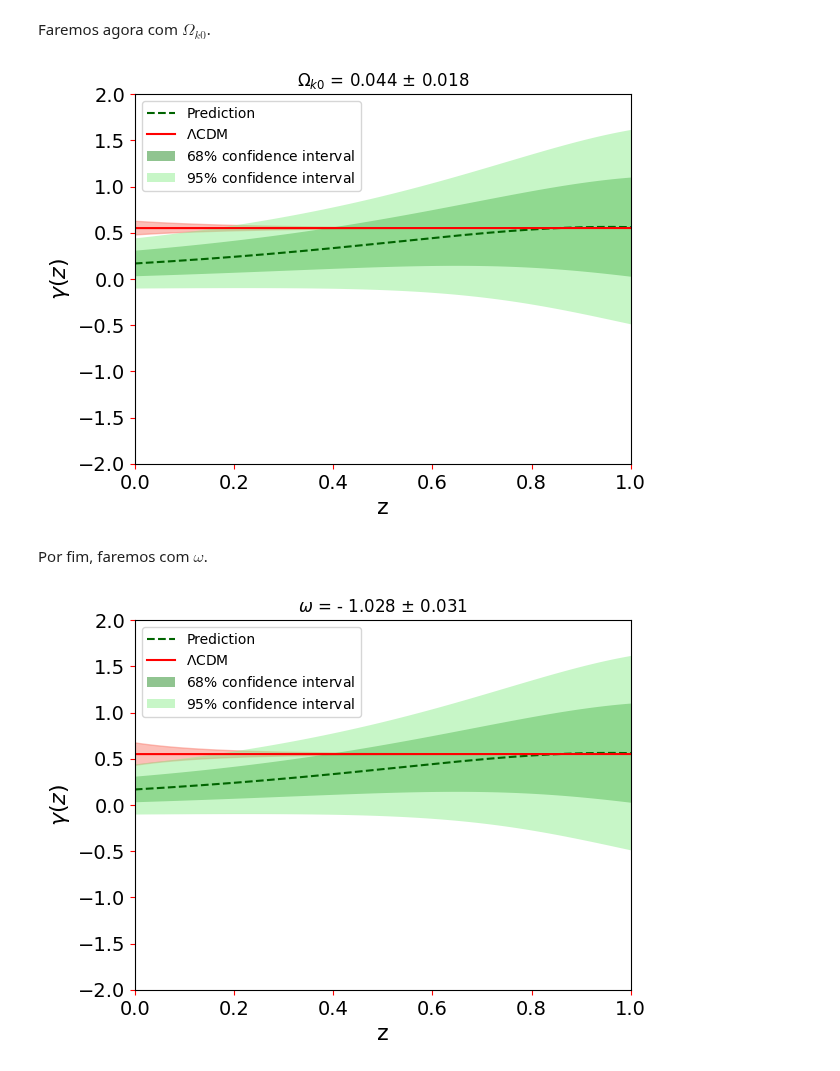
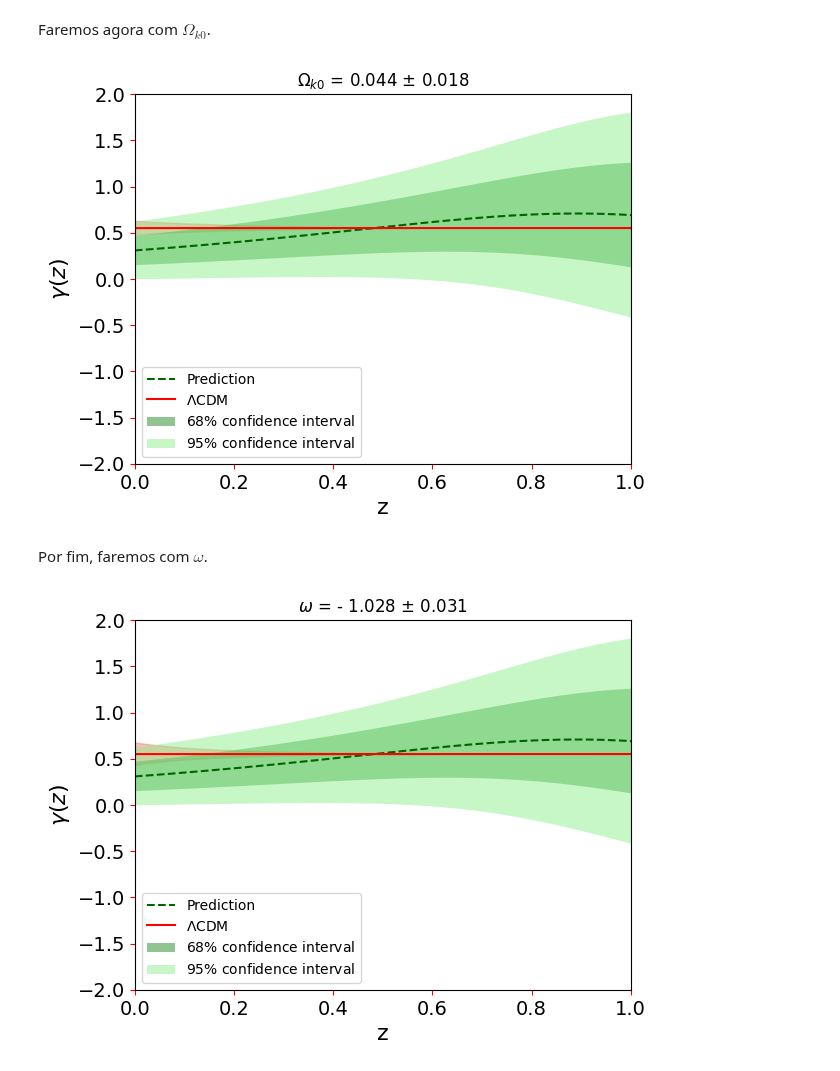
Before and after one commit to fernanda0402/Doutorado, a Jupyter notebook: Gaussian_Process_H(z).ipynb, the cells around one changed output. Drawn from its saved outputs; the diff is of its cells as text; code cells hidden in the pictures.

```diff
--- a/Gaussian_Process_H(z).ipynb
+++ b/Gaussian_Process_H(z).ipynb
@@ -493,11 +457,9 @@ plt.show()
 Além dos erros relacionados a predição de $H'/H$ e consequentemente $\Omega_m '/ \Omega_m$, vamos considerar também os erros dos parâmetros do modelo $\Lambda$CDM. Faremos um plot para cada parâmetro: $\Omega_{m0}$, $\Omega_{k0}$ e $\omega$. Começaremos por $\Omega_{m0}$.
 # %%
 # reconstrução de f'/f
-df_f = np.genfromtxt('/content/drive/MyDrive/Doutorado/df_f_recon.dat', delimiter='\t')
+df_f = df / f_dgapp
 
-dff = df_f[:, 1]
-
-edff = df_f[:, 2]
+sigma_ff = np.sqrt(((df_f) ** 2) * (((ef / f_dgapp) ** 2) + ((edf / df) ** 2)))
 
 # reconstrução de Om'/Om
 dOm_Om = (3/(1+z_dhz)) - (2*dh_h)   #dh_h vem da reconstrução dos dados
@@ -517,9 +479,9 @@ sig_glcdm = (dg_Om0)*sigOm0
 
 # gamma prediction
 
-gamma_pred = dff / dOm_Om
+gamma_pred = df_f / dOm_Om
 
-sigma_g = np.sqrt( (edff / dOm_Om )**2 + ( ( (dff*eOm)/ ((dOm_Om)**2) ) )**2)
+sigma_g = np.sqrt( (sigma_ff / dOm_Om )**2 + ( ( (df_f*eOm)/ ((dOm_Om)**2) ) )**2)
 
 # PLOTE
 
@@ -550,13 +512,6 @@ plt.show()
 # %% [markdown]
 Faremos agora com $\Omega_{k0}$.
 # %%
-# reconstrução de f'/f
-df_f = np.genfromtxt('/content/drive/MyDrive/Doutorado/df_f_recon.dat', delimiter='\t')
-
-dff = df_f[:, 1]
-
-edff = df_f[:, 2]
-
 # reconstrução de Om'/Om
 dOm_Om = (3/(1+z_dhz)) - (2*dh_h)   #dh_h vem da reconstrução dos dados
 
@@ -578,46 +533,40 @@ sig_glcdm1 = (dg_Ok0)*sigOk0
 
 # gamma prediction
 
-gamma_pred = dff / dOm_Om
+gamma_pred = df_f / dOm_Om
 
-sigma_g = np.sqrt( (edff / dOm_Om )**2 + ( ( (dff*eOm)/ ((dOm_Om)**2) ) )**2)
+sigma_g = np.sqrt( (sigma_ff / dOm_Om )**2 + ( ( (df_f*eOm)/ ((dOm_Om)**2) ) )**2)
+
 
 # PLOTE
 
 fig, ax = plt.subplots()
 plt.ylim(-2,2)
 plt.xlim(0,1.0)
 plt.tick_params(labelsize=14, color='red')
 plt.plot(z_dhz, gamma_pred, color='darkgreen', label='Prediction', linestyle="--")
 plt.plot(z, gamma_lcdm, color='red', label='$\Lambda$CDM')
 ax.fill_between(z, gamma_lcdm - sig_glcdm1, gamma_lcdm + sig_glcdm1, alpha=0.5, color='salmon')
 plt.fill(np.concatenate([z_dhz, z_dhz[::-1]]),
          np.concatenate([gamma_pred - 1.0000 * sigma_g,
                         (gamma_pred + 1.0000 * sigma_g)[::-1]]),
          alpha=.5, fc='forestgreen', ec='None', label='$68\%$ confidence interval')
 plt.fill(np.concatenate([z_dhz, z_dhz[::-1]]),
          np.concatenate([gamma_pred - 1.9600 * sigma_g,
                         (gamma_pred + 1.9600 * sigma_g)[::-1]]),
          alpha=.5, fc='lightgreen', ec='None', label='$95\%$ confidence interval')
 
 # legenda, label e título
 plt.xlabel('z', fontsize=16)
 plt.ylabel('$\gamma(z)$', fontsize=16)
 plt.legend(loc='best')
 plt.title('$\Omega_{k0}$ = 0.044 $\pm$ 0.018')
 plt.show()
 # %% [output]
-[figure, old version]
+[figure, new version]
 # %% [markdown]
 Por fim, faremos com $\omega$.
 # %%
-# reconstrução de f'/f
-df_f = np.genfromtxt('/content/drive/MyDrive/Doutorado/df_f_recon.dat', delimiter='\t')
-
-dff = df_f[:, 1]
-
-edff = df_f[:, 2]
-
 # reconstrução de Om'/Om
 dOm_Om = (3/(1+z_dhz)) - (2*dh_h)   #dh_h vem da reconstrução dos dados
 
@@ -638,11 +587,16 @@ dg_w3 =( 2*gamma_lcdm*(O_L0**2)*((1+z)**(5*w+4))*np.log(1+z) )/( ( Om0*((1+z)**2
 dg_w = dg_w1 - dg_w2 + dg_w3
 sig_glcdm2 = (dg_w)*sig_w
 
+
+
+
 # gamma prediction
 
-gamma_pred = dff / dOm_Om
+gamma_pred = df_f / dOm_Om
 
-sigma_g = np.sqrt( (edff / dOm_Om )**2 + ( ( (dff*eOm)/ ((dOm_Om)**2) ) )**2)
+sigma_g = np.sqrt( (sigma_ff / dOm_Om )**2 + ( ( (df_f*eOm)/ ((dOm_Om)**2) ) )**2)
+
+
 
 # PLOTE
 
@@ -669,4 +623,4 @@ plt.legend(loc='best')
 plt.title('$\omega$ = - 1.028 $\pm$ 0.031')
 plt.show()
 # %% [output]
-[figure, old version]
+[figure, new version]
```
Also changed, not shown: parts of 5 cells of this notebook.
